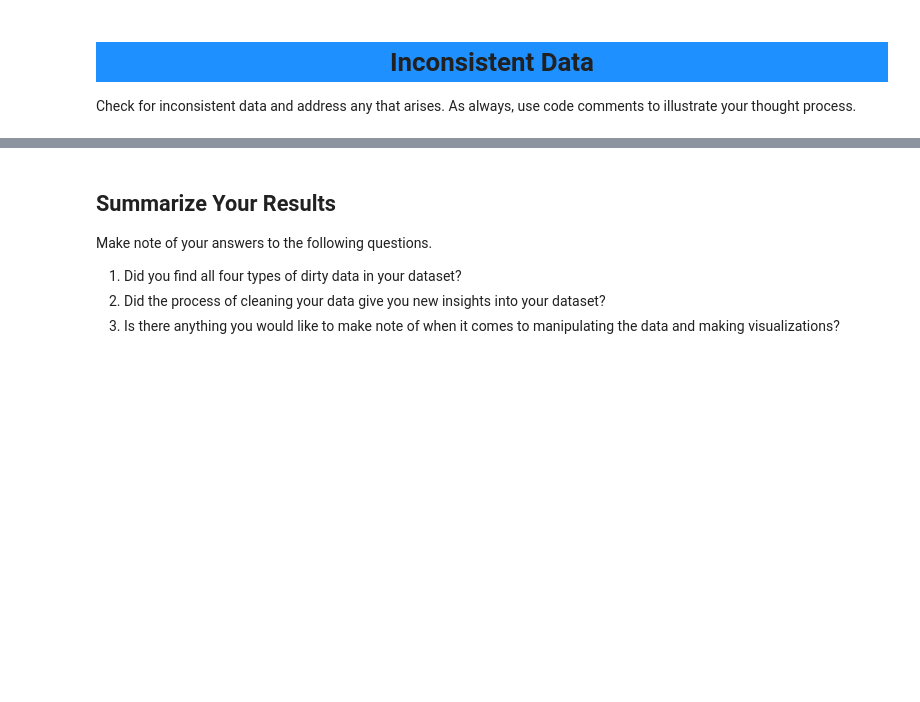
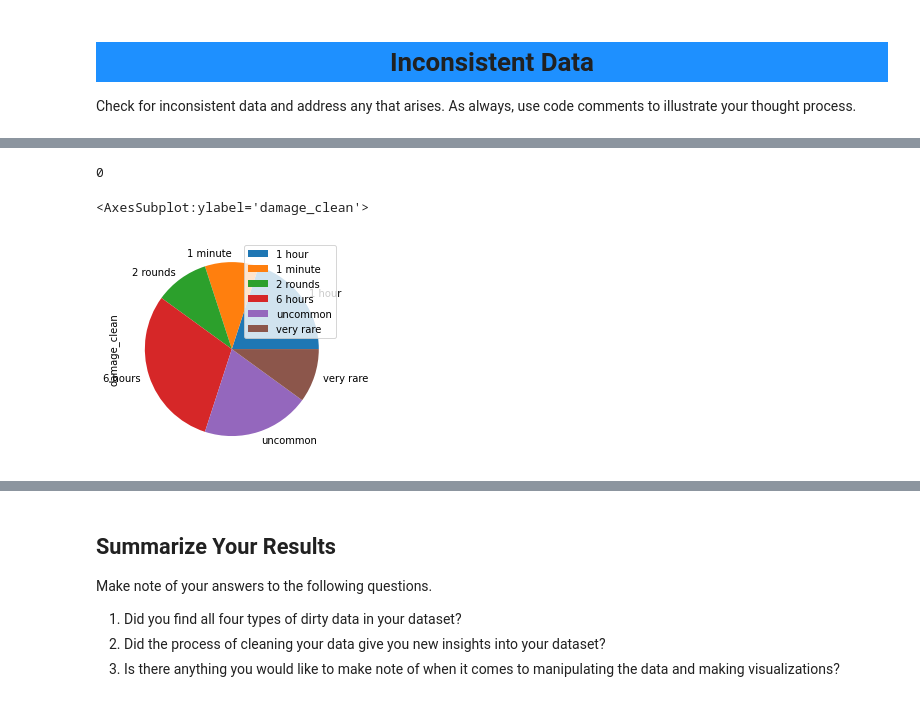
Before and after one commit to speudusa/cleaning-data-checkpoint, a Jupyter notebook: checkpoint-three-items.ipynb, the cells around one changed output, grey strips where cells are left out. Drawn from its saved outputs; the diff is of its cells as text; code cells hidden in the pictures; blank space fills up the shorter version.

```diff
--- a/checkpoint-three-items.ipynb
+++ b/checkpoint-three-items.ipynb
@@ -367,0 +416,25 @@ Check for inconsistent data and address any that arises. As always, use code com
+# %%
+no_check = items.loc[items["duration"] == "no"]
+# print(no_check) - elven chain
+items['duration'] = items['duration'].replace(['no'],np.nan)
+items["duration"].isna().sum() # 761 compared to 760 previously
+
+# vr_check = items.loc[items["duration"] == "very rare"]
+# print(vr_check) - efreeti bottle
+
+# uncom_check = items.loc[items["duration"] == "uncommon"]
+# print(uncom_check) - elemental gem & eversmoking bottle
+
+items.groupby("duration").count()
+items["duration"].isna().sum() #761
+items["dur_clean"] = items["duration"].fillna("none")
+items["dur_clean"].head()
+items["dur_clean"].isna().sum()
+# %% [output]
+0
+# %%
+dt = items.groupby("duration").count()
+dt.plot.pie(y="damage_clean")
+# %% [output]
+<AxesSubplot:ylabel='damage_clean'>
+[figure, added]
```
Also changed, not shown: parts of 18 cells of this notebook, 9 other files.
